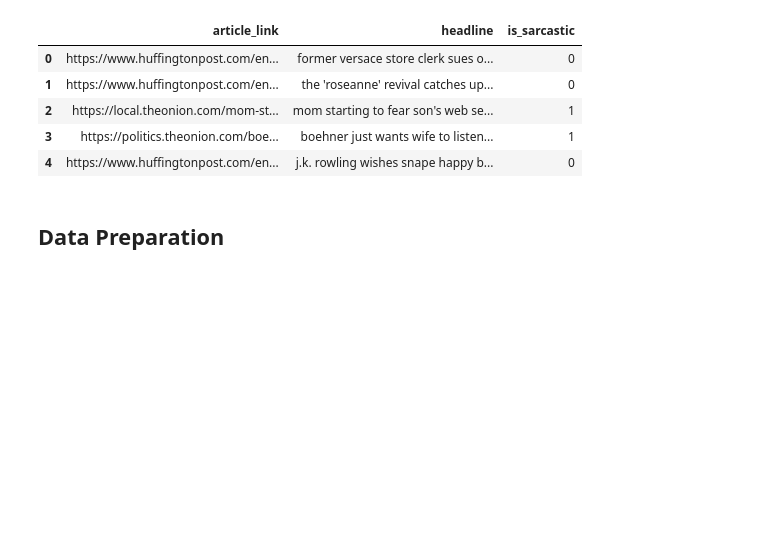
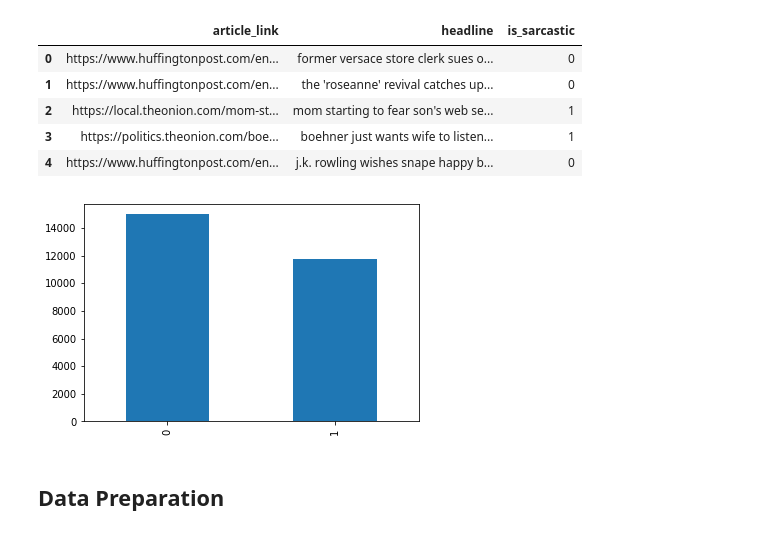
Before and after one commit to btcnhung1299/tfcert-practice, a Jupyter notebook: TXT_SarcarsmDetection.ipynb, the cells around one changed output. Saved outputs shown, nothing was run; the diff lists cells and outputs as text; code cells hidden in the pictures; blank space fills up the shorter version.

```diff
--- a/TXT_SarcarsmDetection.ipynb
+++ b/TXT_SarcarsmDetection.ipynb
@@ -28,6 +28,10 @@ df.head()
 | 2 | https://local.theonion.com/mom-st... | mom starting to fear son's web se... | 1 |
 | 3 | https://politics.theonion.com/boe... | boehner just wants wife to listen... | 1 |
 | 4 | https://www.huffingtonpost.com/en... | j.k. rowling wishes snape happy b... | 0 |
+# %%
+df["is_sarcastic"].value_counts().plot(kind="bar");
+# %% [output]
+[figure, added]
 # %%
 texts = df["headline"].values
 labels = df["is_sarcastic"].values
```
Also changed, not shown: parts of 8 cells of this notebook.
